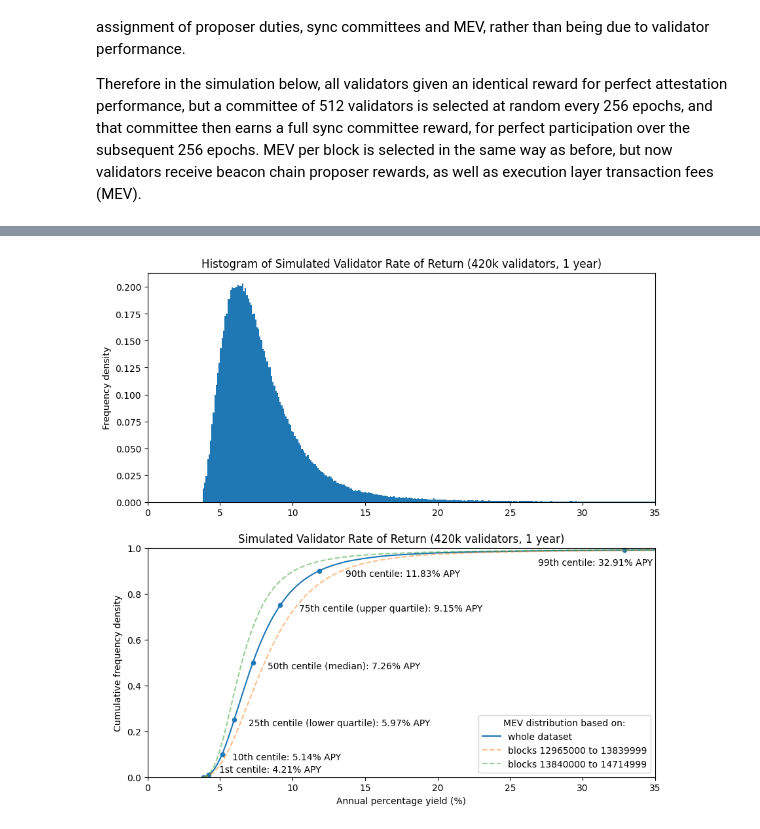
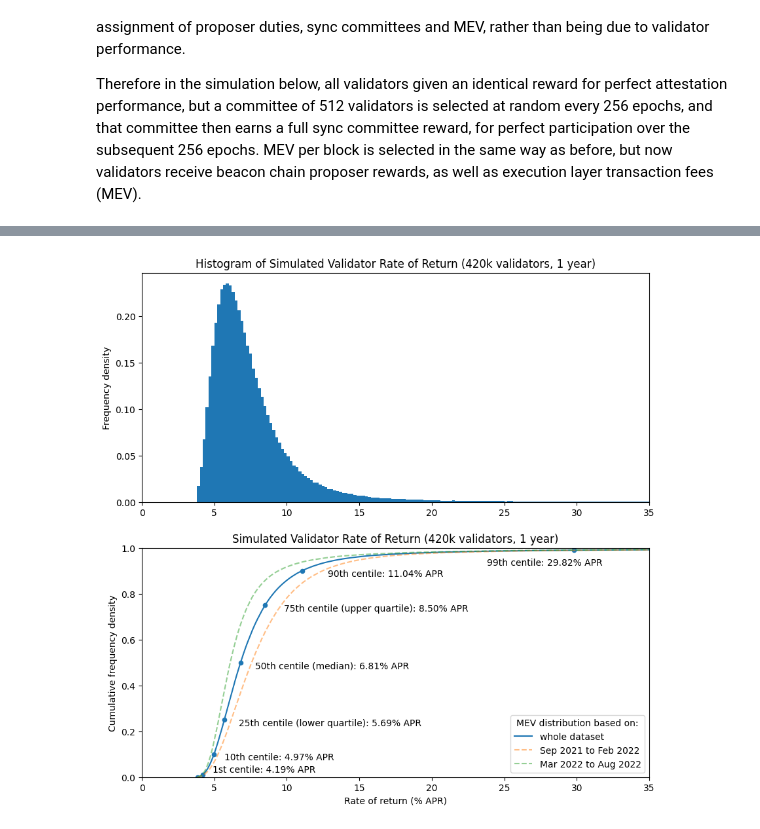
Before and after one commit to pintail-xyz/post-merge-mev, a Jupyter notebook: model-post-merge-returns.ipynb, the cells around one changed output, grey strips where cells are left out. Drawn from its saved outputs; the diff is of its cells as text; code cells hidden in the pictures.

Commit message:
updated dataset, reorganised article, cleaned up code

```diff
--- a/model-post-merge-returns.ipynb
+++ b/model-post-merge-returns.ipynb
@@ -541,58 +564,73 @@ full_ecdf_h2 = full_rtn_h2.value_counts().sort_index().cumsum() / num_validators
 # %%
 fig, (ax1, ax2) = plt.subplots(2, figsize=(10, 10))
 
-bins = [e/10 for e in range(351)]
-full_rtn.hist(ax=ax1, bins=bins, density=True, grid=False)
+bins = [e/5 for e in range(176)]
+annual_full_rtn.hist(ax=ax1, bins=bins, density=True, grid=False)
 ax1.set_title(
     'Histogram of Simulated Validator Rate of Return (420k validators, 1 year)'
 )
 ax1.set_xlim(0, 35)
 ax1.set_ylabel('Frequency density')
 
 quantiles = [0, .01, .1, .25, .5, .75, .9, .99, .999, 1]
 
 table = pd.DataFrame({
     'quantile': quantiles,
     'centile': [100 * q for q in quantiles],
-    'return': [full_ecdf[full_ecdf.ge(q)].index[0] for q in quantiles]
+    'all': [annual_full_ecdf.get_quantile(q) for q in quantiles],
+    'h1': [annual_full_ecdf_h1.get_quantile(q) for q in quantiles],
+    'h2': [annual_full_ecdf_h2.get_quantile(q) for q in quantiles    ]
 })
 table.set_index('quantile', inplace=True, drop=False)
-table.plot('return', 'quantile', kind='scatter', ax=ax2)
+table.plot('all', 'quantile', kind='scatter', ax=ax2)
 
-full_ecdf.plot(ax=ax2, label="whole dataset")
-full_ecdf_h1.plot(
-    ax=ax2, linestyle='dashed', alpha=0.5, label="blocks 12965000 to 13839999"
+annual_full_ecdf.plot(ax=ax2, label="whole dataset")
+annual_full_ecdf_h1.plot(
+    ax=ax2, linestyle='dashed', alpha=0.5, label="Sep 2021 to Feb 2022"
 )
-full_ecdf_h2.plot(
-    ax=ax2, linestyle='dashed', alpha=0.5, label="blocks 13840000 to 14714999"
+annual_full_ecdf_h2.plot(
+    ax=ax2, linestyle='dashed', alpha=0.5, label="Mar 2022 to Aug 2022"
 )
 
-c1 = table['return'].loc[0.01]
-ax2.annotate(f'1st centile: {c1:.2f}% APY', (c1 + 0.7, 0.02))
-d1 = table['return'].loc[0.1]
-ax2.annotate(f'10th centile: {d1:.2f}% APY', (d1 + 0.7, 0.075))
-lq = table['return'].loc[0.25]
-ax2.annotate(f'25th centile (lower quartile): {lq:.2f}% APY', (lq + 1, 0.225))
-med = table['return'].loc[0.5]
-ax2.annotate(f'50th centile (median): {med:.2f}% APY', (med + 1, 0.475))
-uq = table['return'].loc[0.75]
-ax2.annotate(f'75th centile (upper quartile): {uq:.2f}% APY', (uq + 1.3, 0.725))
-d9 = table['return'].loc[0.9]
-ax2.annotate(f'90th centile: {d9:.2f}% APY', (d9 + 1.8, 0.875))
-c99 = table['return'].loc[0.99]
-ax2.annotate(f'99th centile: {c99:.2f}% APY', (c99 - 6, 0.925))
+c1 = table['all'].loc[0.01]
+ax2.annotate(f'1st centile: {c1:.2f}% APR', (c1 + 0.7, 0.02))
+d1 = table['all'].loc[0.1]
+ax2.annotate(f'10th centile: {d1:.2f}% APR', (d1 + 0.7, 0.075))
+lq = table['all'].loc[0.25]
+ax2.annotate(f'25th centile (lower quartile): {lq:.2f}% APR', (lq + 1, 0.225))
+med = table['all'].loc[0.5]
+ax2.annotate(f'50th centile (median): {med:.2f}% APR', (med + 1, 0.475))
+uq = table['all'].loc[0.75]
+ax2.annotate(f'75th centile (upper quartile): {uq:.2f}% APR', (uq + 1.3, 0.725))
+d9 = table['all'].loc[0.9]
+ax2.annotate(f'90th centile: {d9:.2f}% APR', (d9 + 1.8, 0.875))
+c99 = table['all'].loc[0.99]
+ax2.annotate(f'99th centile: {c99:.2f}% APR', (c99 - 6, 0.925))
 
 ax2.set_title('Simulated Validator Rate of Return (420k validators, 1 year)')
-ax2.set_xlabel('Annual percentage yield (%)')
+ax2.set_xlabel('Rate of return (% APR)')
 ax2.set_xlim(0, 35)
 ax2.set_ylabel('Cumulative frequency density')
 ax2.set_ylim(0, 1)
 ax2.legend(title='MEV distribution based on:', loc='lower right')
 
 plt.show()
 
-table[['centile', 'return']].style.hide().format(
-    {'centile': '{:.1f}%', 'return': '{:.2f}% APY'}
+table.drop('quantile', axis=1, inplace=True)
+cols = [
+    ('','centile<br>(%)'),
+    ('Rate of return (% APR)<br>based on data from:','Sep 2021<br>to Aug 2022'),
+    ('Rate of return (% APR)<br>based on data from:','Sep 2021<br>to Feb 2022'),
+    ('Rate of return (% APR)<br>based on data from:','Mar 2022<br>to Aug 2022'),
+]
+
+fmts = ['{:.1f}'] + ['{:.2f}'] * 3
+col_formats = {c: f for c, f in zip(cols, fmts)}
+table.columns = pd.MultiIndex.from_tuples(cols)
+display(
+    table.style.set_table_styles(
+        [dict(selector='th', props=[('text-align', 'center')])]
+    ).hide(axis='index').format(col_formats)
 )
 # %% [output]
-[figure, old version]
+[figure, new version]
```
Also changed, not shown: parts of 39 cells of this notebook, 2 other files.
